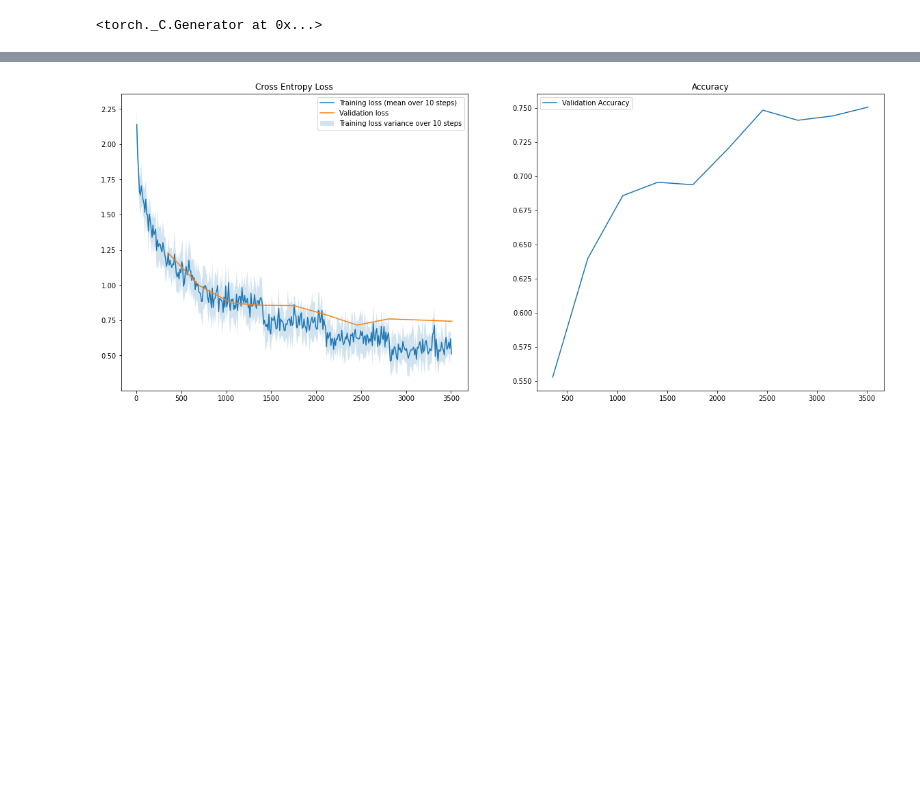
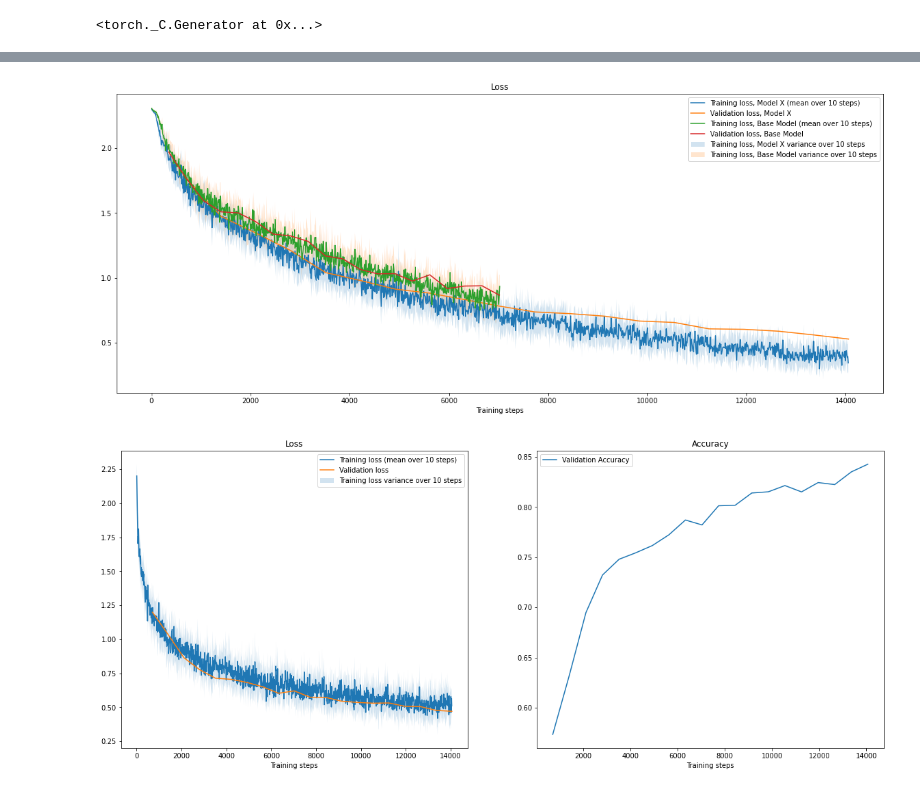
Before and after one commit to kolbjornkelly/tdt4265-computer-vision-and-deep-learning, a Jupyter notebook: assignment3/task3_train.ipynb, the cells around one changed output, grey strips where cells are left out. Cells and saved outputs as stored; diff of their text form; code cells hidden in the pictures; blank space fills up the shorter version.

```diff
--- a/assignment3/task3_train.ipynb
+++ b/assignment3/task3_train.ipynb
@@ -182,6 +183,8 @@ Test Loss: 0.58, Test Accuracy: 0.804
 # %%
-#create_plots(trainer_x, "Trainer X")
-create_plots(trainer_y, "Trainer Y")
+plot_comparison(trainer_x, trainer_base,"3d_comparison")
+#create_plots(trainer_y, "3b_validation")
 #create_plots(trainer_base, "Base Trainer")
+create_plots(trainer_z, "3e_validation")
 # %% [output]
-[figure, old version]
+[figure, new version]
+[figure, added]
```
Also changed, not shown: parts of 6 cells of this notebook, 1 other file.
